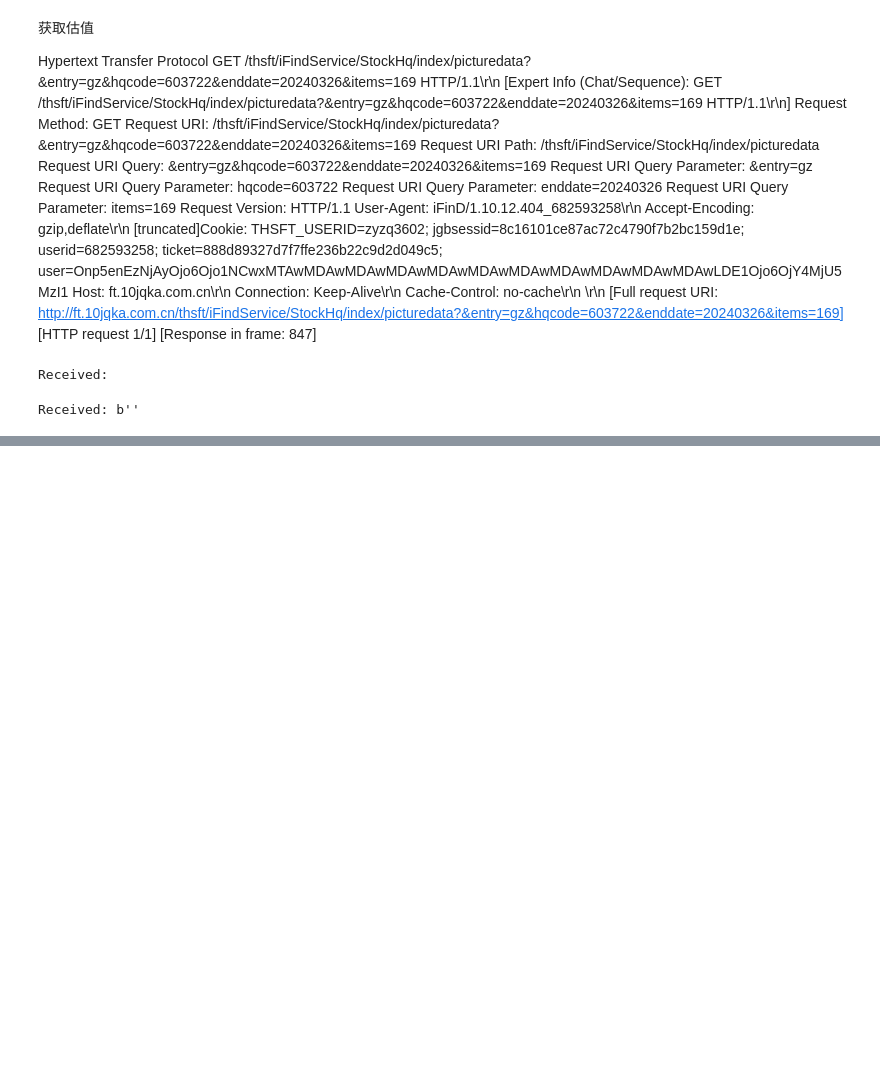
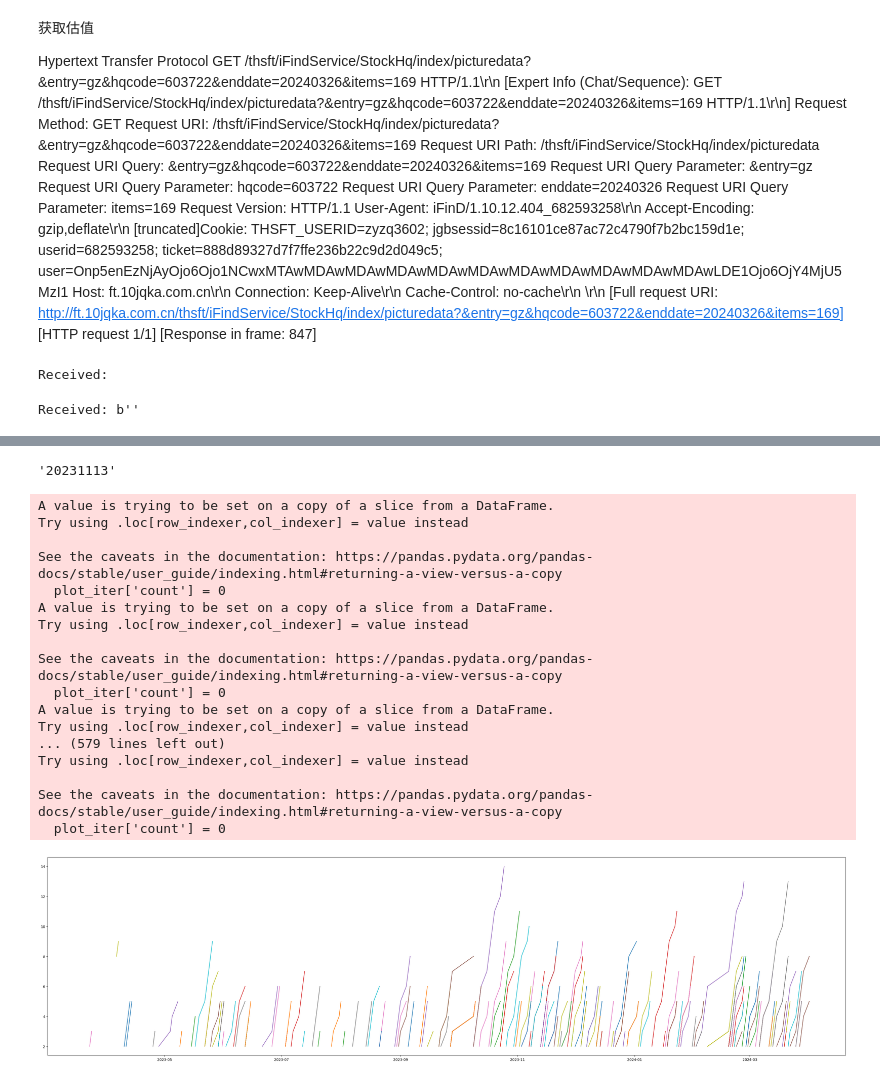
Before and after one commit to Zhu-Aemon/slingshot, a Jupyter notebook: test.ipynb, the cells around one changed output, grey strips where cells are left out. Drawn from its saved outputs; the diff is of its cells as text; code cells hidden in the pictures; blank space fills up the shorter version.

```diff
--- a/test.ipynb
+++ b/test.ipynb
@@ -241,0 +382,5 @@ Received: b''
+# %%
+res_final_dict = {res_final.loc[i, 'name']: res_final.loc[i, 'height'] for i in range(len(res_final))}
+res['height_max'] = 2
+res['height_max'] = res['name'].apply(lambda x: res_final_dict[x])
+res
@@ -241,0 +401,3 @@ Received: b''
+# %%
+res_plot = res[res['height_max'] >= 5]
+res_plot
@@ -241,0 +418,3 @@ Received: b''
+# %%
+res_plot.sort_values(by=['name', 'date'], ascending=True, inplace=True)
+res_plot
@@ -241,0 +439,2 @@ Received: b''
+# %%
+res_plot.reset_index(inplace=True, drop=True)
@@ -241,0 +457,49 @@ Received: b''
+# %%
+datetime.datetime.strftime(res_plot.loc[0, 'date'], '%Y%m%d')
+# %% [output]
+'20231113'
+# %%
+import matplotlib.pyplot as plt
+
+plt.figure(figsize=(40, 10))
+
+for com in list(res_plot['name'].unique()):
+    plot_iter = res_plot[res_plot['name'] == com]
+    plot_iter.reset_index(inplace=True, drop=True)
+    count = 0
+    plot_iter['count'] = 0
+    for k in range(len(plot_iter)):
+        date_iter = datetime.datetime.strftime(plot_iter.loc[k, 'date'], '%Y%m%d')
+        try:
+            next_date = days[days.index(date_iter) + 1]
+        except IndexError:
+            continue
+        try:
+            if datetime.datetime.strftime(plot_iter.loc[k + 1, 'date'], '%Y%m%d') != next_date:
+                count += 1
+                plot_iter.loc[k + 1:, 'count'] = count
+        except (IndexError, KeyError):
+            continue
+    counts = list(plot_iter['count'].unique())
+    for count_iter in counts:
+        plt.plot(plot_iter[plot_iter['count'] == count_iter]['date'], plot_iter[plot_iter['count'] == count_iter]['height'])
+plt.savefig('连板统计.png', dpi=600)
+# %% [output]
+A value is trying to be set on a copy of a slice from a DataFrame.
+Try using .loc[row_indexer,col_indexer] = value instead
+
+See the caveats in the documentation: https://pandas.pydata.org/pandas-docs/stable/user_guide/indexing.html#returning-a-view-versus-a-copy
+  plot_iter['count'] = 0
+A value is trying to be set on a copy of a slice from a DataFrame.
+Try using .loc[row_indexer,col_indexer] = value instead
+
+See the caveats in the documentation: https://pandas.pydata.org/pandas-docs/stable/user_guide/indexing.html#returning-a-view-versus-a-copy
+  plot_iter['count'] = 0
+A value is trying to be set on a copy of a slice from a DataFrame.
+Try using .loc[row_indexer,col_indexer] = value instead
+... (579 lines left out)
+Try using .loc[row_indexer,col_indexer] = value instead
+
+See the caveats in the documentation: https://pandas.pydata.org/pandas-docs/stable/user_guide/indexing.html#returning-a-view-versus-a-copy
+  plot_iter['count'] = 0
+[figure, added]
```
Also changed, not shown: parts of 16 cells of this notebook, 1 other file.
